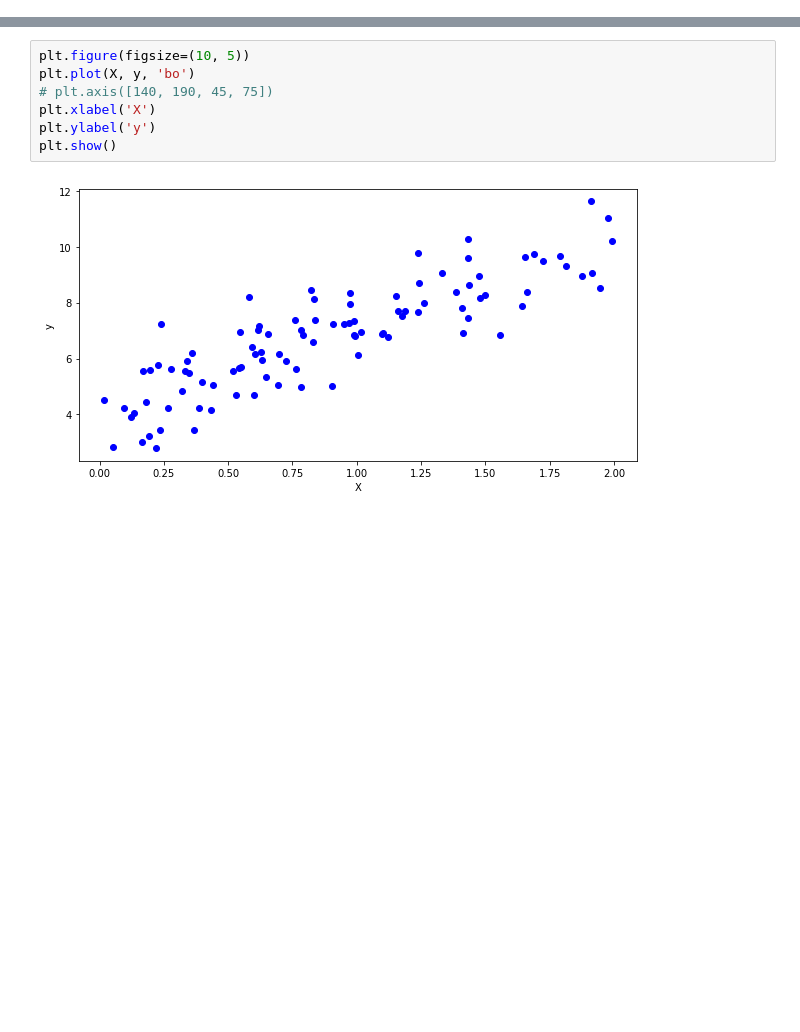
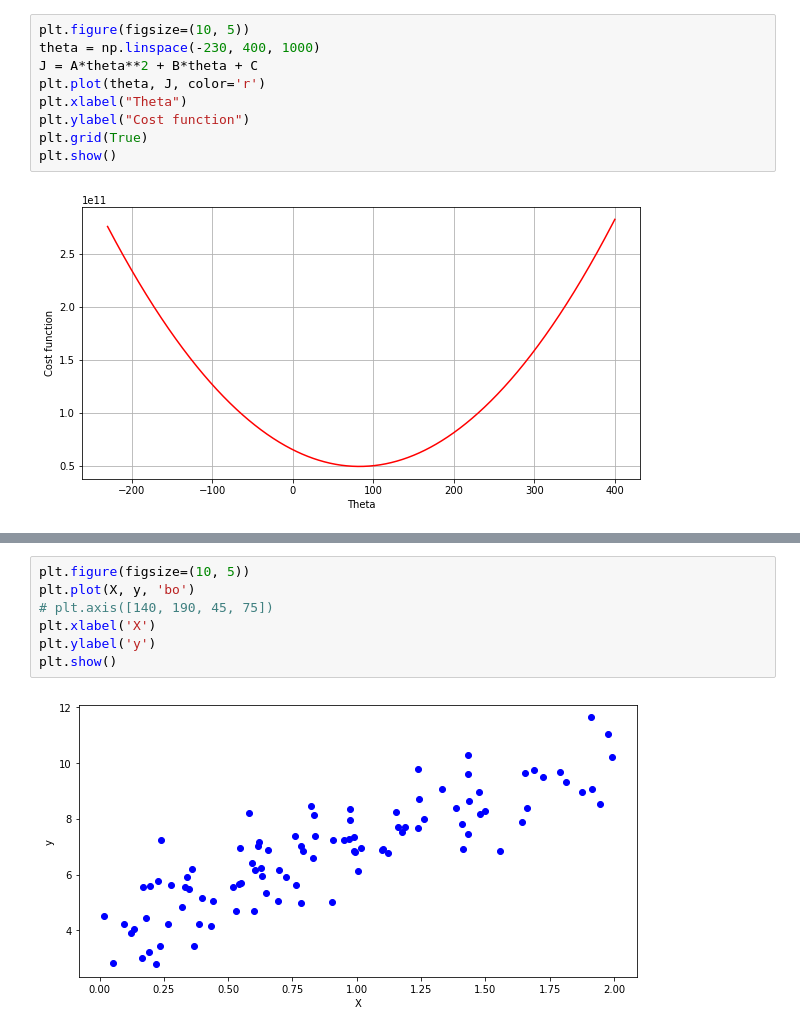
Before and after one commit to alerk/ml_class, a Jupyter notebook: 00.linear_regression.ipynb, the cells around one changed output, grey strips where cells are left out. Drawn from its saved outputs; the diff is of its cells as text; blank space fills up the shorter version.

```diff
--- a/00.linear_regression.ipynb
+++ b/00.linear_regression.ipynb
@@ -0,0 +73,11 @@
+# %%
+plt.figure(figsize=(10, 5))
+theta = np.linspace(-230, 400, 1000)
+J = A*theta**2 + B*theta + C
+plt.plot(theta, J, color='r')
+plt.xlabel("Theta")
+plt.ylabel("Cost function")
+plt.grid(True)
+plt.show()
+# %% [output]
+[figure, added]
```
Also changed, not shown: parts of 61 cells of this notebook, 10 other files.
